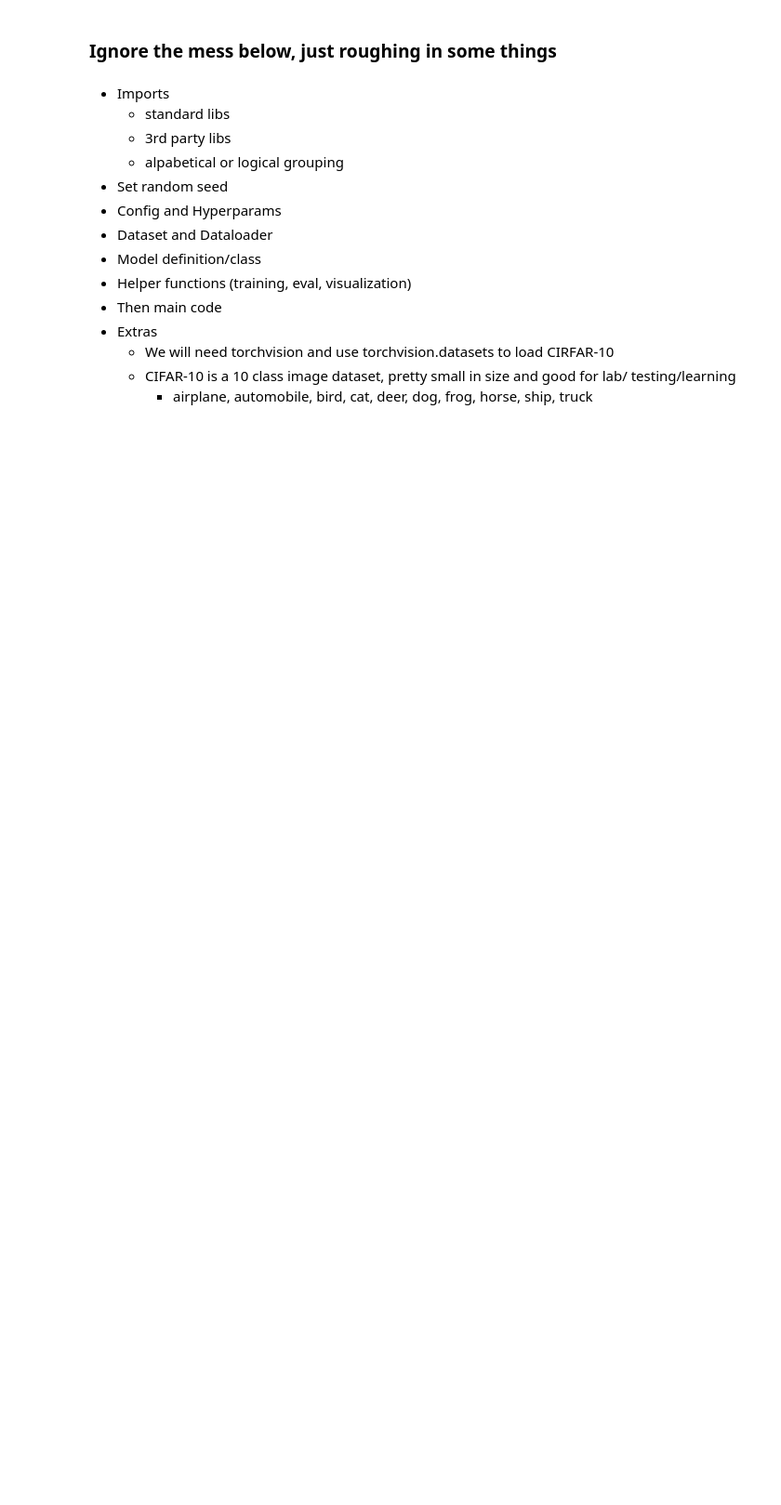
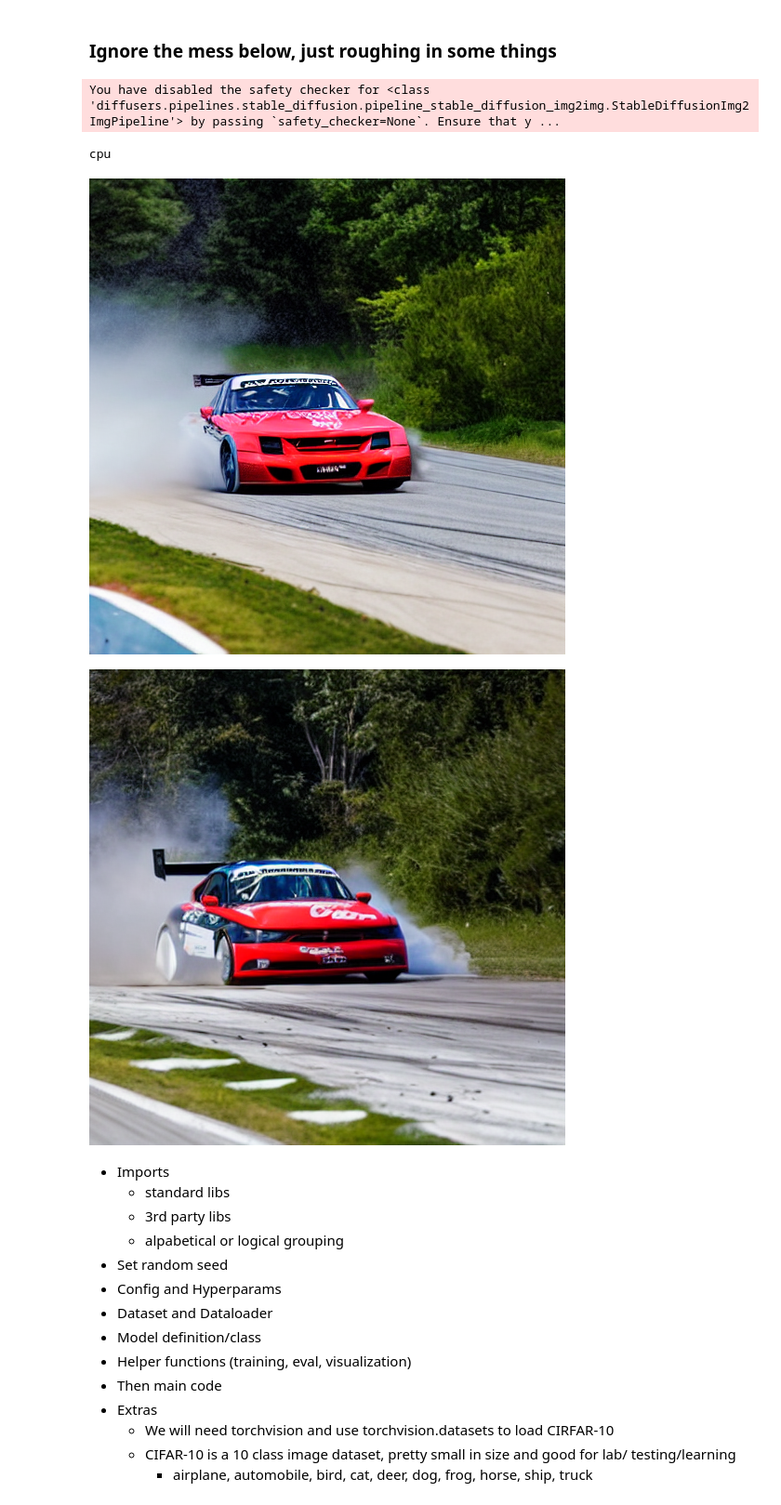
Before and after one commit to phillipscarroll/ml-amd, a Jupyter notebook: examples/9950x-benchmarking.ipynb, the cells around one changed output. Shown at 93% size. Drawn from its saved outputs; the diff is of its cells as text; code cells hidden in the pictures; blank space fills up the shorter version.

```diff
--- a/examples/9950x-benchmarking.ipynb
+++ b/examples/9950x-benchmarking.ipynb
@@ -49,6 +49,65 @@ All future testing on cpu will be done at the 65c thermal limit with a curve opt
 | LM Studio | 9950X 65c CO -30 | 12 | DeepSeek R1 Distill Qwen | 32B | Q4 | 3.36 | 1038 | 4.74s |
 # %% [markdown]
 ### Ignore the mess below, just roughing in some things
+# %%
+import torch
+import numpy as np
+from IPython.display import display
+from diffusers import StableDiffusionPipeline, StableDiffusionImg2ImgPipeline
+
+device = torch.device("cpu")
+model_id = "runwayml/stable-diffusion-v1-5"
+
+stable_diffusion_txt2img = StableDiffusionPipeline.from_pretrained(model_id, use_safetensors=True,
+    safety_checker=None,
+    feature_extractor=None,
+    requires_safety_checker=False).to("cpu")
+
+components = stable_diffusion_txt2img.components
+
+stable_diffusion_img2img = StableDiffusionImg2ImgPipeline(**components)
+
+stable_diffusion_txt2img_custom = StableDiffusionPipeline(
+    vae=stable_diffusion_txt2img.vae,
+    text_encoder=stable_diffusion_txt2img.text_encoder,
+    tokenizer=stable_diffusion_txt2img.tokenizer,
+    unet=stable_diffusion_txt2img.unet,
+    scheduler=stable_diffusion_txt2img.scheduler,
+    safety_checker=None,
+    feature_extractor=None,
+    requires_safety_checker=False,
+).to(device)
+
+print(device)
+
+prompt = "race car drifting"
+negative_prompt = ""
+num_inference_steps = 30
+num_images_per_prompt = 1
+guidance_scale = 7.5
+strength = 0.7
+height = 512
+width = 512
+
+# Generate an initial image
+initial_image = stable_diffusion_txt2img(prompt=prompt,
+                                         strength=strength,
+                                         num_inference_steps=num_inference_steps,
+                                         guidance_scale=guidance_scale,
+                                         height=height, width=width)[0]
+
+display(initial_image[0])
+
+# Refine the image using the img2img pipeline
+refined_image = stable_diffusion_img2img(prompt=prompt,image=initial_image,strength=strength,guidance_scale=guidance_scale,num_inference_steps=num_inference_steps,height=height,width=width)[0]
+
+# Display the refined image
+display(refined_image[0])
+# %% [output]
+You have disabled the safety checker for <class 'diffusers.pipelines.stable_diffusion.pipeline_stable_diffusion_img2img.StableDiffusionImg2ImgPipeline'> by passing `safety_checker=None`. Ensure that y ...
+cpu
+[figure, added]
+[figure, added]
 # %% [markdown]
 - Imports
   - standard libs
```
